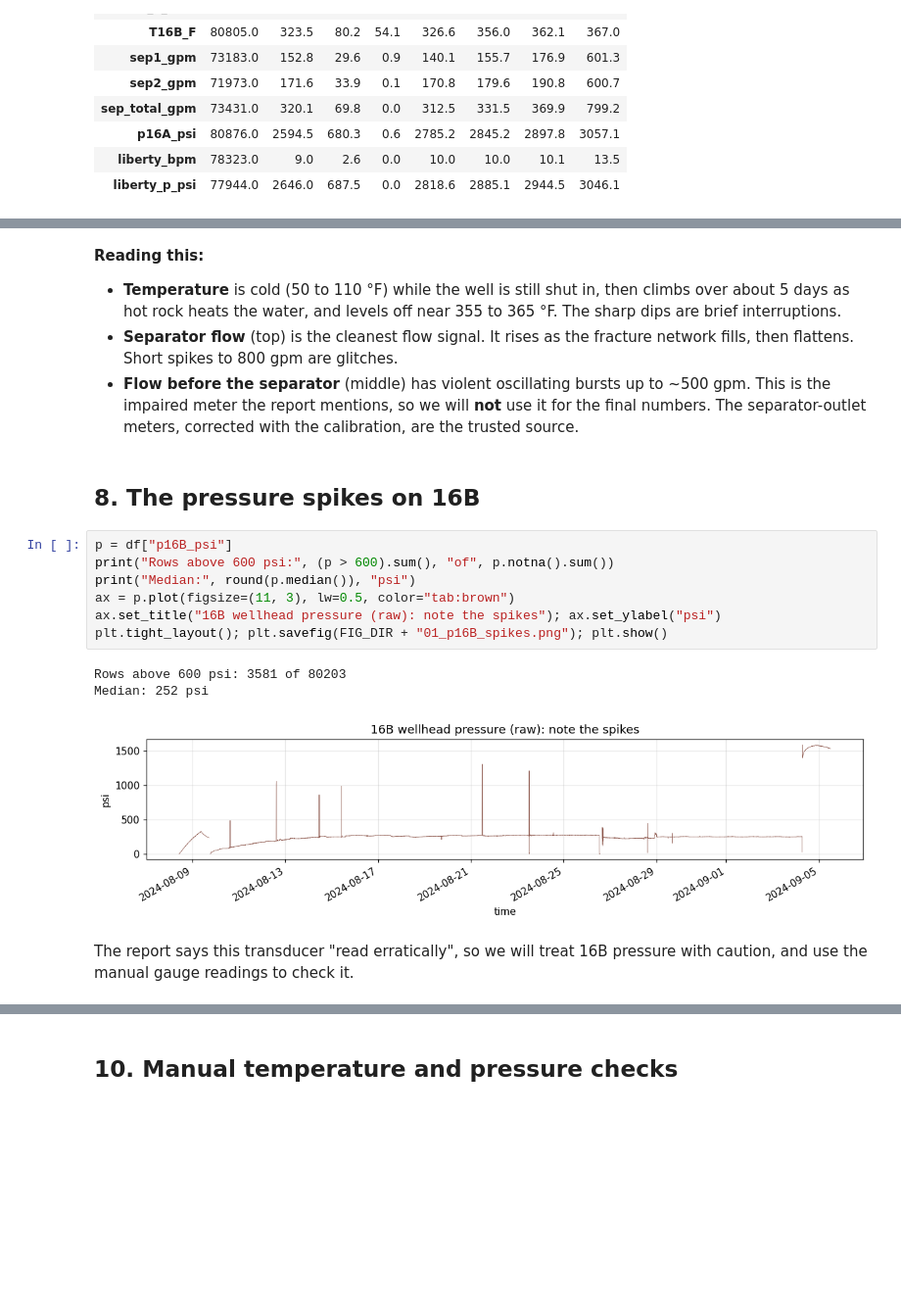
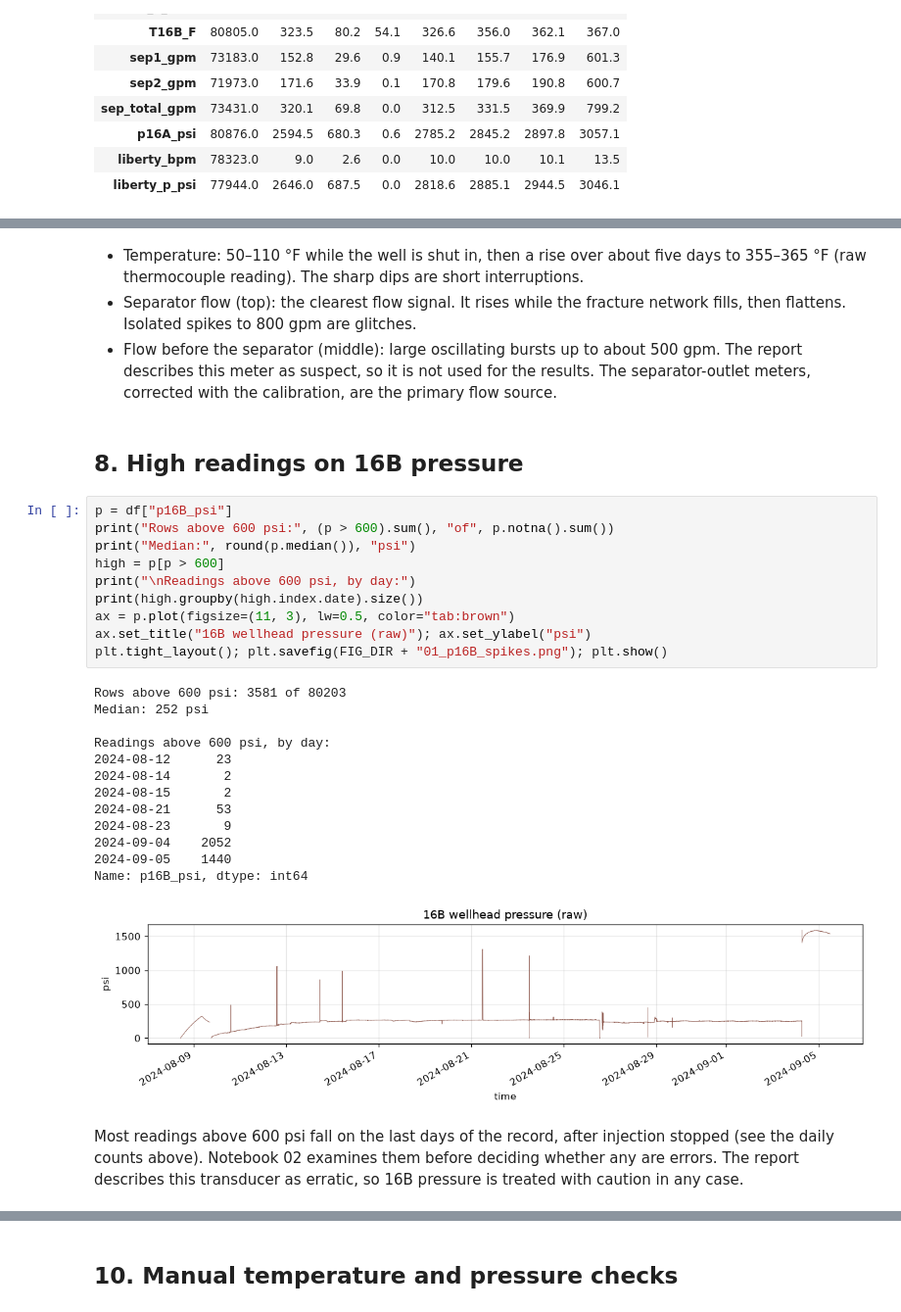
Before and after one commit to shittuisrael004/Geothermal-Well-Performance-Analysis-Project, a Jupyter notebook: notebooks/01_explore.ipynb, the cells around one changed output, grey strips where cells are left out. Shown at 98% size. Saved outputs shown, nothing was run; the diff lists cells and outputs as text; blank space fills up the shorter version.

```diff
--- a/notebooks/01_explore.ipynb
+++ b/notebooks/01_explore.ipynb
@@ -175,21 +174,33 @@ plt.tight_layout(); plt.savefig(FIG_DIR + "01_production_raw.png"); plt.show()
 # %% [markdown]
-**Reading this:**
-- **Temperature** is cold (50 to 110 °F) while the well is still shut in, then climbs over about 5 days as hot rock heats the water, and levels off near 355 to 365 °F. The sharp dips are brief interruptions.
-- **Separator flow** (top) is the cleanest flow signal. It rises as the fracture network fills, then flattens. Short spikes to 800 gpm are glitches.
-- **Flow before the separator** (middle) has violent oscillating bursts up to ~500 gpm. This is the impaired meter the report mentions, so we will **not** use it for the final numbers. The separator-outlet meters, corrected with the calibration, are the trusted source.
+- Temperature: 50–110 °F while the well is shut in, then a rise over about five days to 355–365 °F (raw thermocouple reading). The sharp dips are short interruptions.
+- Separator flow (top): the clearest flow signal. It rises while the fracture network fills, then flattens. Isolated spikes to 800 gpm are glitches.
+- Flow before the separator (middle): large oscillating bursts up to about 500 gpm. The report describes this meter as suspect, so it is not used for the results. The separator-outlet meters, corrected with the calibration, are the primary flow source.
 # %% [markdown]
-## 8. The pressure spikes on 16B
+## 8. High readings on 16B pressure
 # %%
 p = df["p16B_psi"]
 print("Rows above 600 psi:", (p > 600).sum(), "of", p.notna().sum())
 print("Median:", round(p.median()), "psi")
+high = p[p > 600]
+print("\nReadings above 600 psi, by day:")
+print(high.groupby(high.index.date).size())
 ax = p.plot(figsize=(11, 3), lw=0.5, color="tab:brown")
-ax.set_title("16B wellhead pressure (raw): note the spikes"); ax.set_ylabel("psi")
+ax.set_title("16B wellhead pressure (raw)"); ax.set_ylabel("psi")
 plt.tight_layout(); plt.savefig(FIG_DIR + "01_p16B_spikes.png"); plt.show()
 # %% [output]
 Rows above 600 psi: 3581 of 80203
 Median: 252 psi
+
+Readings above 600 psi, by day:
+2024-08-12      23
+2024-08-14       2
+2024-08-15       2
+2024-08-21      53
+2024-08-23       9
+2024-09-04    2052
+2024-09-05    1440
+Name: p16B_psi, dtype: int64
-[figure, old version]
+[figure, new version]
 # %% [markdown]
-The report says this transducer "read erratically", so we will treat 16B pressure with caution, and use the manual gauge readings to check it.
+Most readings above 600 psi fall on the last days of the record, after injection stopped (see the daily counts above). Notebook 02 examines them before deciding whether any are errors. The report describes this transducer as erratic, so 16B pressure is treated with caution in any case.
 # %% [markdown]
```
Also changed, not shown: parts of 23 cells of this notebook, 36 other files.
